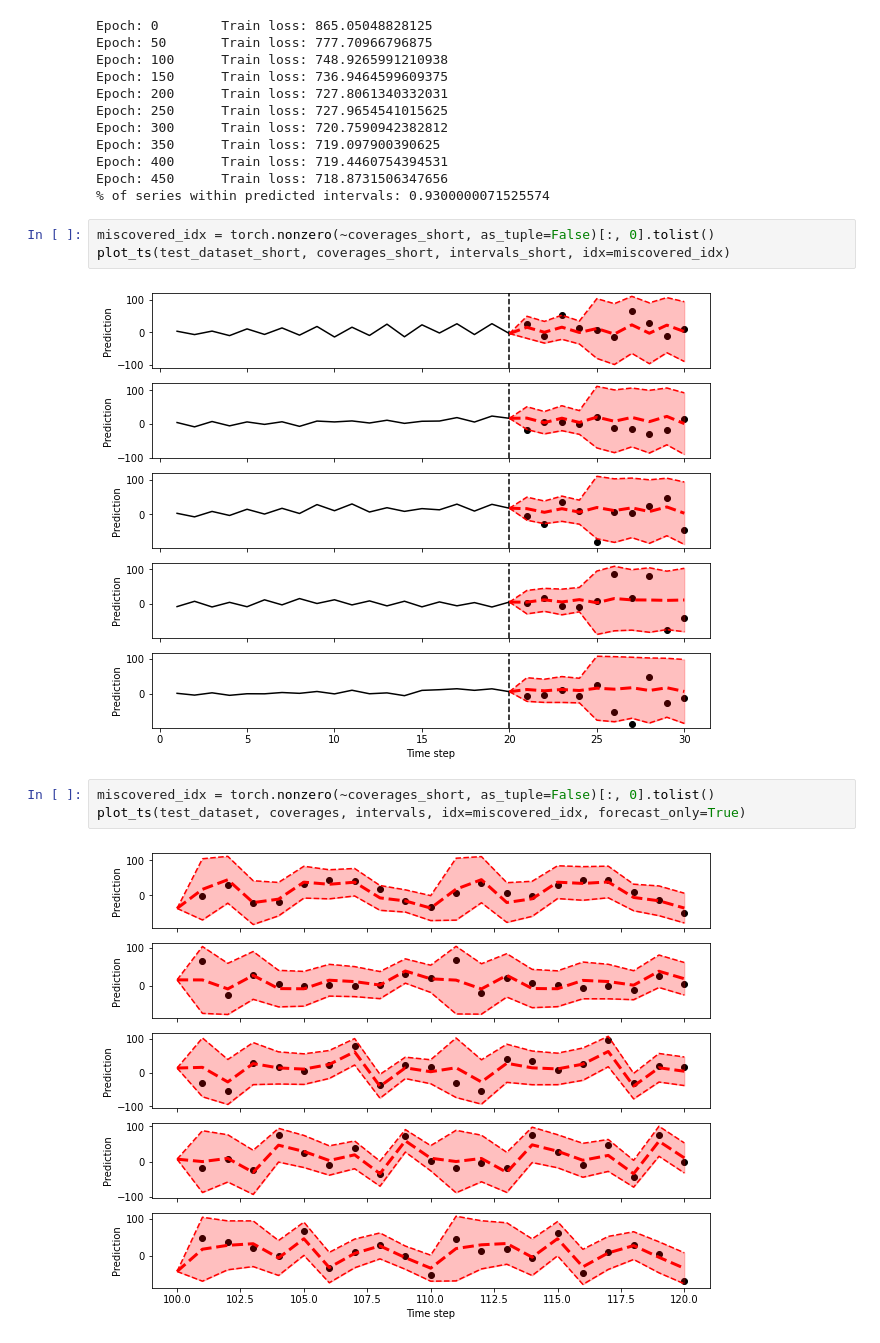
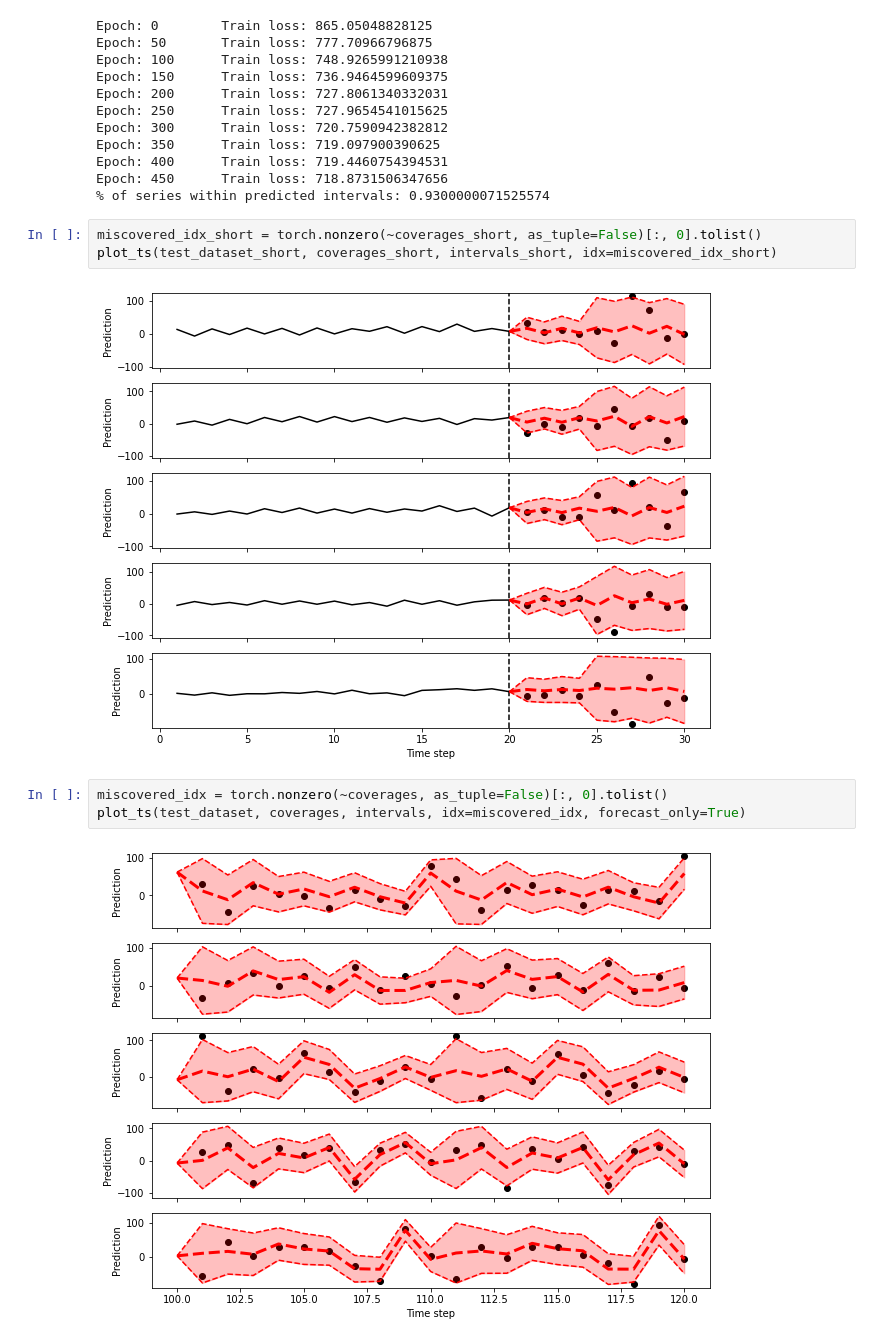
Before and after one commit to kamilest/conformal-rnn, a Jupyter notebook: conformal.ipynb, the cells around one changed output. Drawn from its saved outputs; the diff is of its cells as text.

```diff
--- a/conformal.ipynb
+++ b/conformal.ipynb
@@ -137,12 +137,12 @@ Epoch: 400      Train loss: 719.4460754394531
 Epoch: 450      Train loss: 718.8731506347656
 % of series within predicted intervals: 0.9300000071525574
 # %%
-miscovered_idx = torch.nonzero(~coverages_short, as_tuple=False)[:, 0].tolist()
-plot_ts(test_dataset_short, coverages_short, intervals_short, idx=miscovered_idx)
+miscovered_idx_short = torch.nonzero(~coverages_short, as_tuple=False)[:, 0].tolist()
+plot_ts(test_dataset_short, coverages_short, intervals_short, idx=miscovered_idx_short)
 # %% [output]
-[figure, old version]
+[figure, new version]
 # %%
-miscovered_idx = torch.nonzero(~coverages_short, as_tuple=False)[:, 0].tolist()
+miscovered_idx = torch.nonzero(~coverages, as_tuple=False)[:, 0].tolist()
 plot_ts(test_dataset, coverages, intervals, idx=miscovered_idx, forecast_only=True)
 # %% [output]
-[figure, old version]
+[figure, new version]
```
